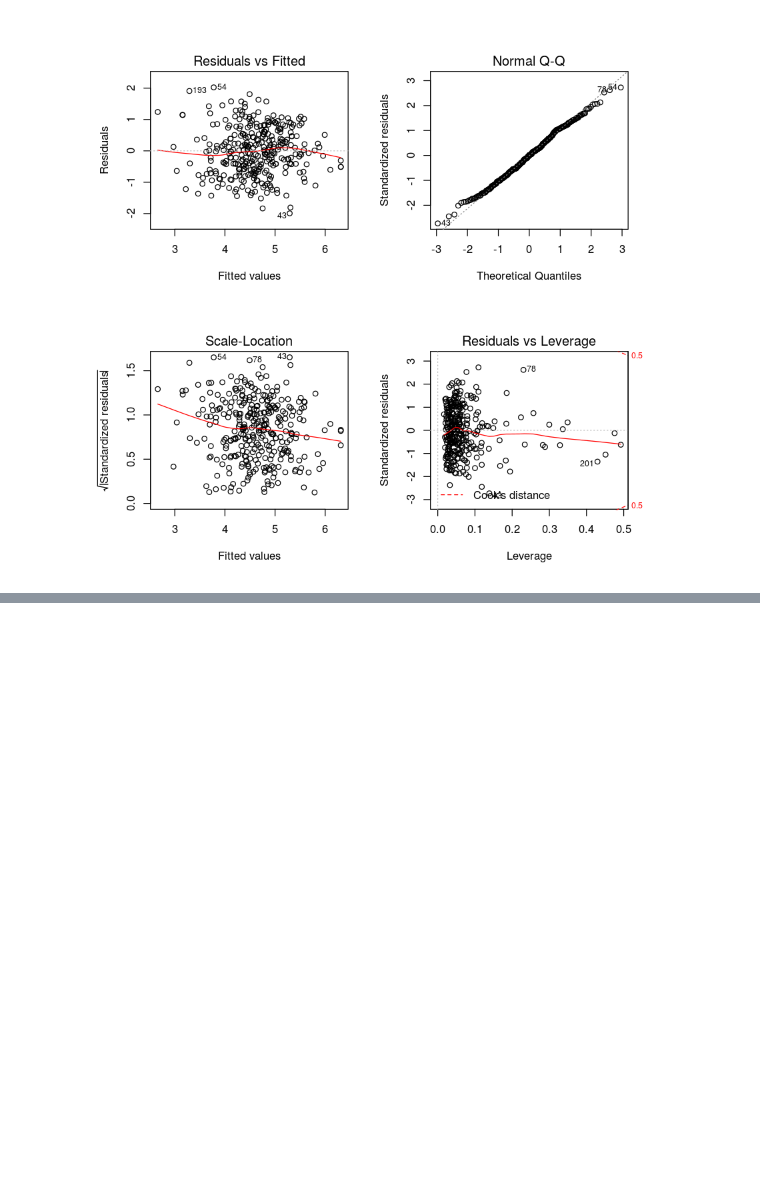
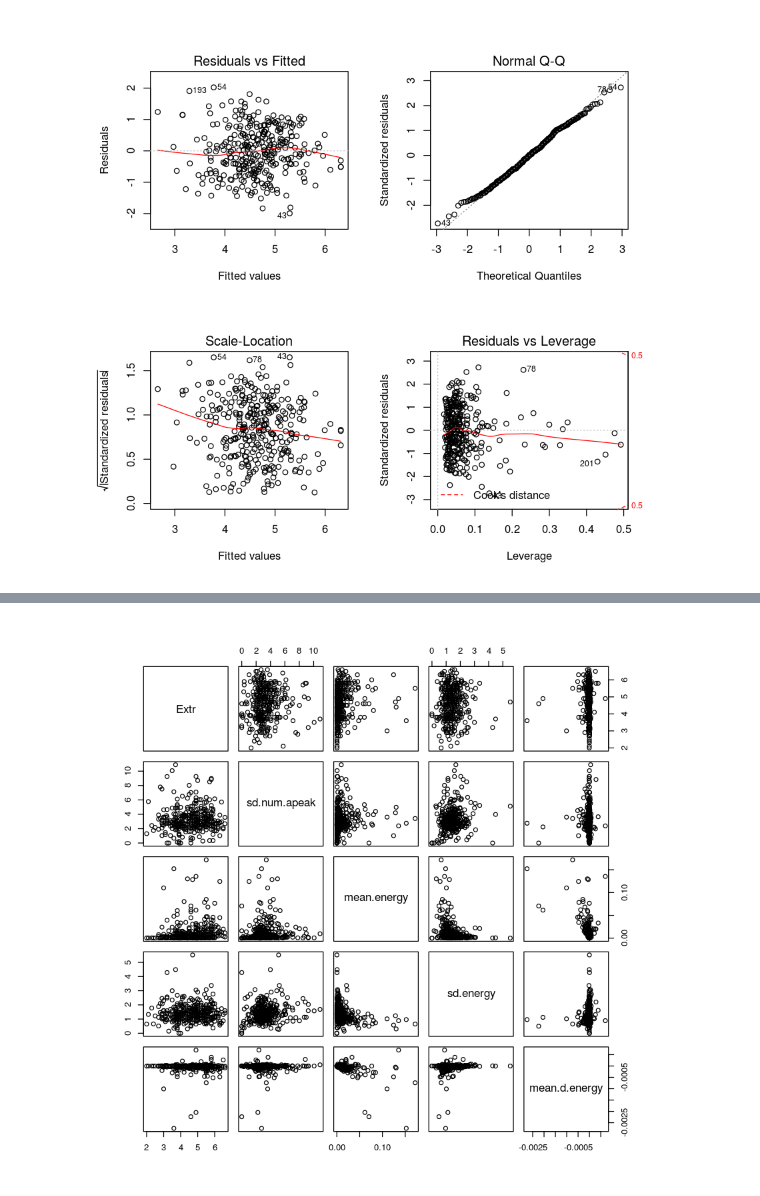
Before and after one commit to yeachan153/Big-Data-Analytics, a Jupyter notebook: Text Analytics Project/Extroversion Test Model.ipynb, the cells around one changed output, grey strips where cells are left out. Saved outputs shown, nothing was run; the diff lists cells and outputs as text; code cells hidden in the pictures; blank space fills up the shorter version.

```diff
--- a/Text Analytics Project/Extroversion Test Model.ipynb
+++ b/Text Analytics Project/Extroversion Test Model.ipynb
@@ -292,0 +310,4 @@ plot(model3)
+# %%
+pairs(training_data[,c(1,14,15,16,17)])
+# %% [output]
+[figure, added]
```
Also changed, not shown: parts of 10 cells of this notebook, 2 other files.
